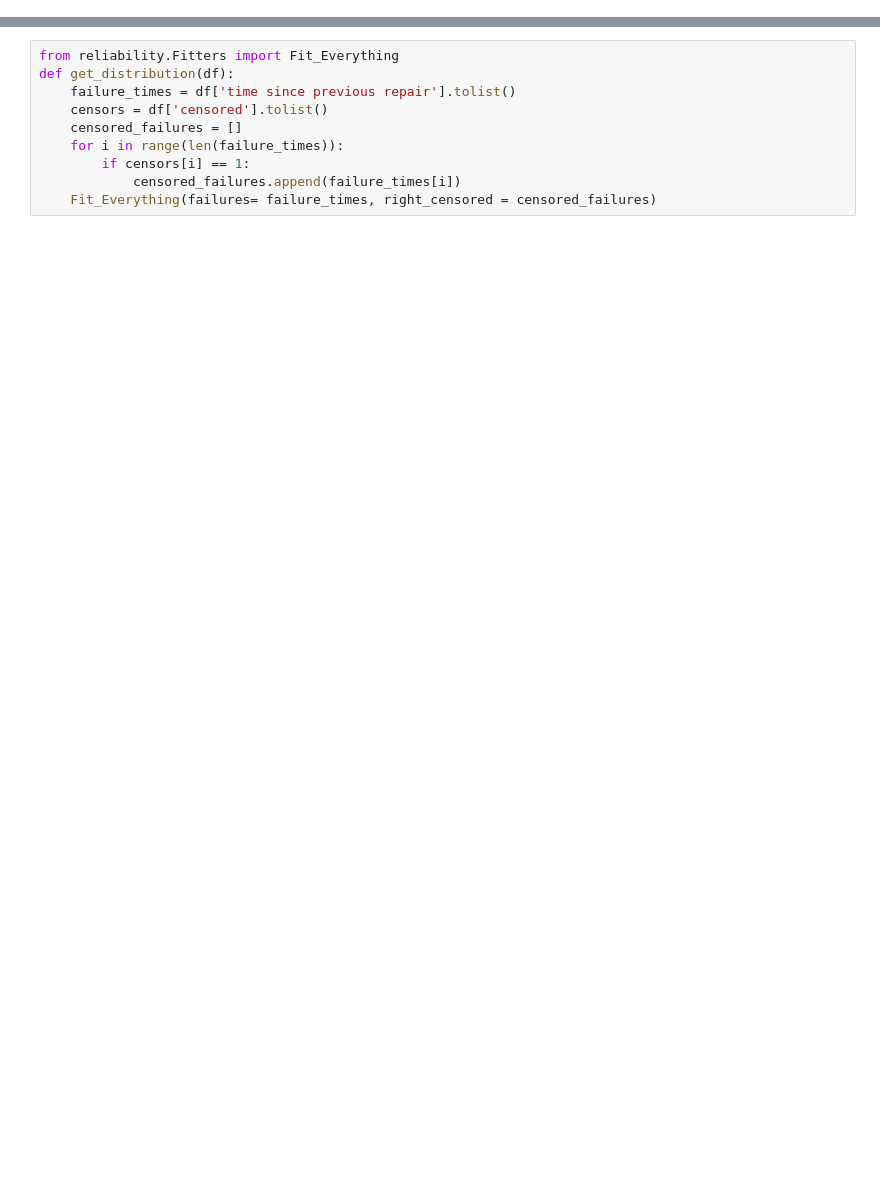
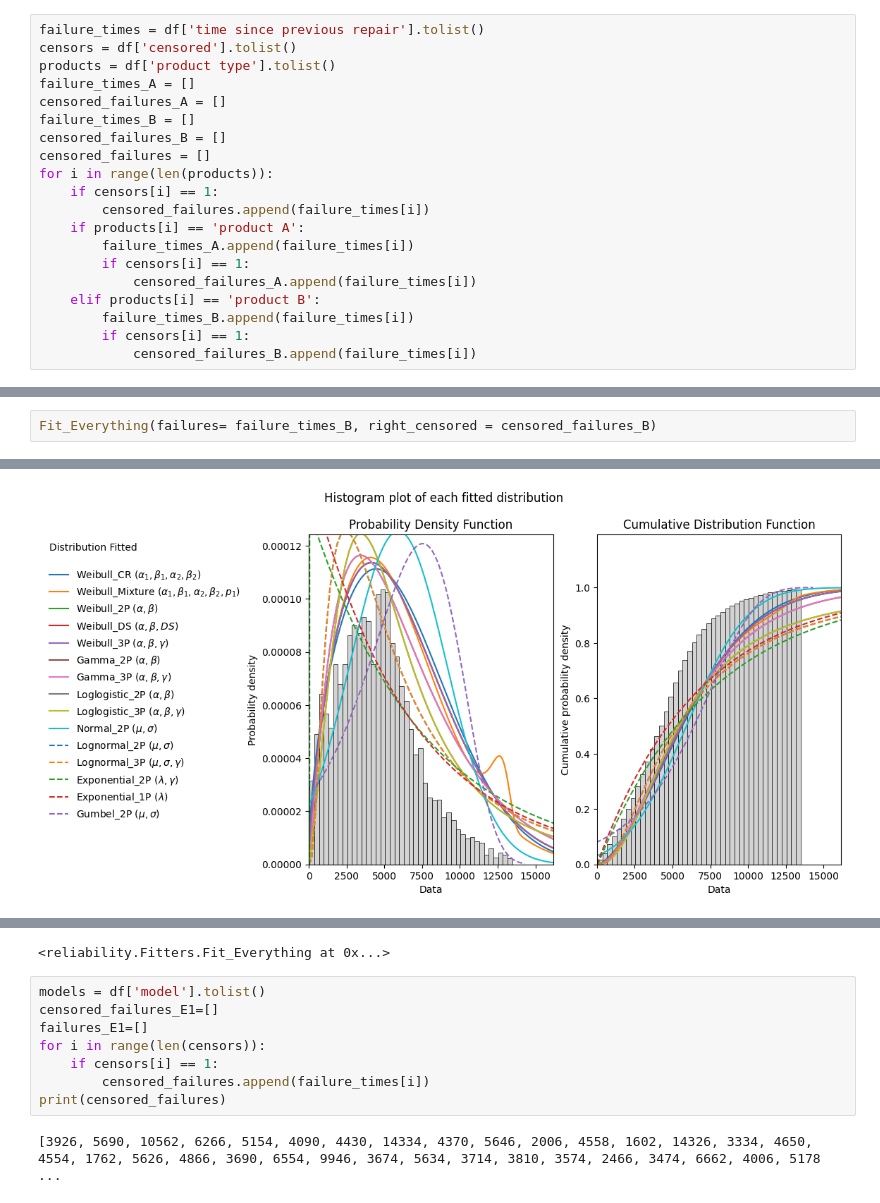
Before and after one commit to Eustache1999/DARR_Project, a Jupyter notebook: Project_II/Project2.ipynb, the cells around one changed output, grey strips where cells are left out. Saved outputs shown, nothing was run; the diff lists cells and outputs as text; blank space fills up the shorter version.

```diff
--- a/Project_II/Project2.ipynb
+++ b/Project_II/Project2.ipynb
@@ -12,0 +12,20 @@ df.head()
+# %%
+failure_times = df['time since previous repair'].tolist()
+censors = df['censored'].tolist()
+products = df['product type'].tolist()
+failure_times_A = []
+censored_failures_A = []
+failure_times_B = []
+censored_failures_B = []
+censored_failures = []
+for i in range(len(products)):
+    if censors[i] == 1:
+        censored_failures.append(failure_times[i])
+    if products[i] == 'product A':
+        failure_times_A.append(failure_times[i])
+        if censors[i] == 1:
+            censored_failures_A.append(failure_times[i])
+    elif products[i] == 'product B':
+        failure_times_B.append(failure_times[i])
+        if censors[i] == 1:
+            censored_failures_B.append(failure_times[i])
@@ -12,0 +89,3 @@ df.head()
+# %%
+Fit_Everything(failures= failure_times_B, right_censored = censored_failures_B)
+# %% [output]
@@ -12,0 +109 @@ df.head()
+[figure, added]
@@ -13,10 +113,11 @@ df.head()
+<reliability.Fitters.Fit_Everything at 0x...>
 # %%
-from reliability.Fitters import Fit_Everything
-def get_distribution(df):
-    failure_times = df['time since previous repair'].tolist()
-    censors = df['censored'].tolist()
-    censored_failures = []
-    for i in range(len(failure_times)):
-        if censors[i] == 1:
-            censored_failures.append(failure_times[i])
-    Fit_Everything(failures= failure_times, right_censored = censored_failures)
+models = df['model'].tolist()
+censored_failures_E1=[]
+failures_E1=[]
+for i in range(len(censors)):
+    if censors[i] == 1:
+        censored_failures.append(failure_times[i])
+print(censored_failures)
+# %% [output]
+[3926, 5690, 10562, 6266, 5154, 4090, 4430, 14334, 4370, 5646, 2006, 4558, 1602, 14326, 3334, 4650, 4554, 1762, 5626, 4866, 3690, 6554, 9946, 3674, 5634, 3714, 3810, 3574, 2466, 3474, 6662, 4006, 5178 ...
```
Also changed, not shown: parts of 6 cells of this notebook.
